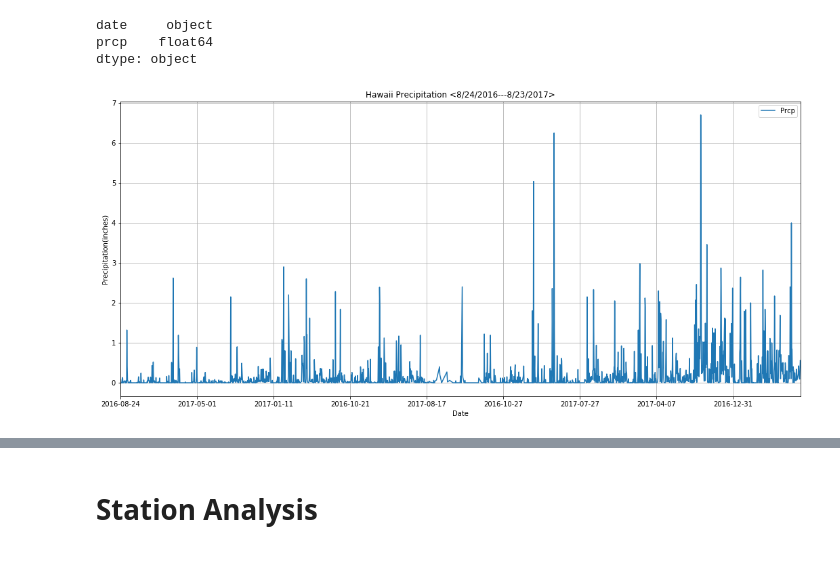
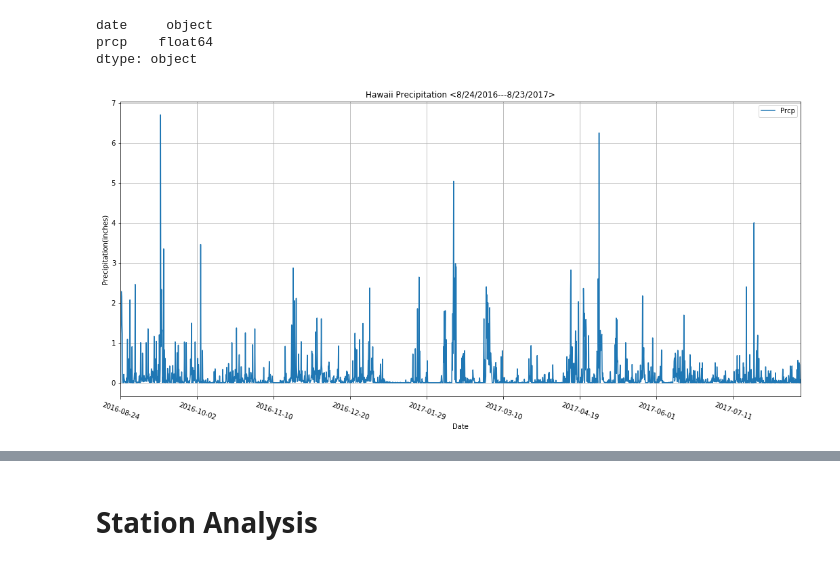
Before and after one commit to AlfaiAbdul/Surfs-Up-, a Jupyter notebook: climate_analysis.ipynb, the cells around one changed output, grey strips where cells are left out. Cells and saved outputs as stored; diff of their text form; code cells hidden in the pictures.

Commit message:
Precipitation Analysis days sorted to fix graph

```diff
--- a/climate_analysis.ipynb
+++ b/climate_analysis.ipynb
@@ -87,4 +87,4 @@ prcp_analysis_df.head()
 | 4 | 2010-01-06 | 0.03 |
 # %%
 prcp_year_df = prcp_analysis_df[(prcp_analysis_df['date'] > '2016-08-23') & (prcp_analysis_df['date'] <= '2017-08-23')]
-prcp_year_df.head()
+prcp_year_df = prcp_year_df.sort_values(by='date')
@@ -103,12 +105,12 @@ prcp    float64
 dtype: object
 # %%
 #Plot the dataframe to a horizontal bar chart
-prcp_year_df.plot(x='date', figsize = (18,8), rot = 360)
+prcp_year_df.plot(x='date', figsize = (18,8), rot = 340)
 plt.grid(True)
 plt.xlabel("Date")
 plt.ylabel("Precipitation(inches)")
 plt.title("Hawaii Precipitation <8/24/2016---8/23/2017>")
 plt.legend(["Prcp"])
 plt.show()
 # %% [output]
-[figure, old version]
+[figure, new version]
```
Also changed, not shown: parts of 5 cells of this notebook.
